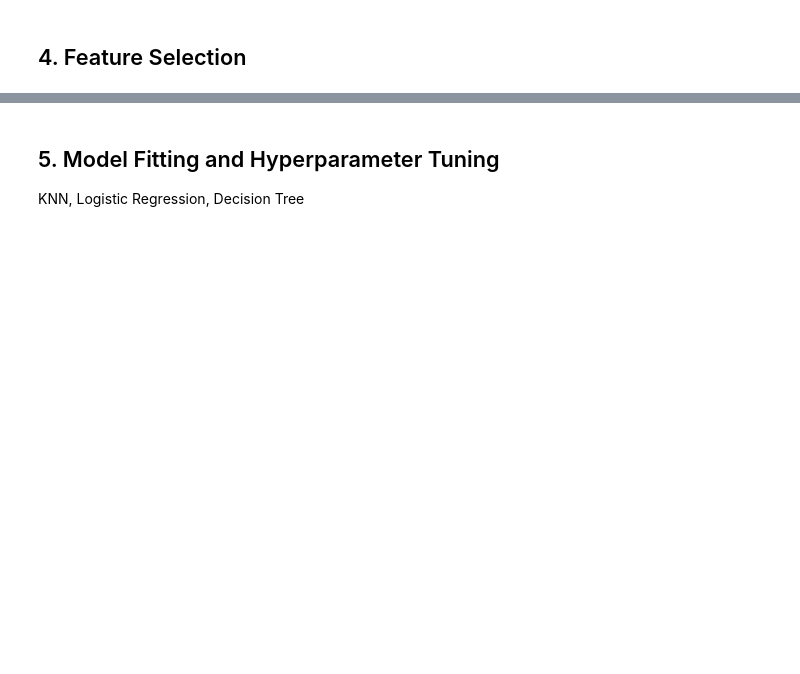
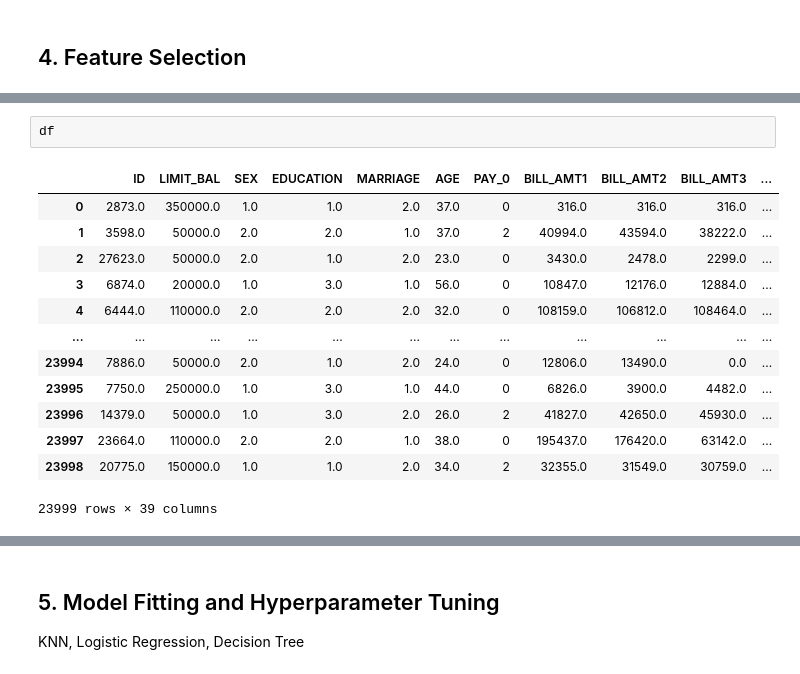
Before and after one commit to coreyautoforkingbufferaccount/nyc-mhtn-ds-021720, a Jupyter notebook: week_7/classification-assessment/working_dir/classification-assessment.ipynb, the cells around one changed output, grey strips where cells are left out. Cells and saved outputs as stored; diff of their text form; blank space fills up the shorter version.

```diff
--- a/week_7/classification-assessment/working_dir/classification-assessment.ipynb
+++ b/week_7/classification-assessment/working_dir/classification-assessment.ipynb
@@ -115,0 +143,16 @@ df.groupby("default payment next month").mean()
+# %%
+df
+# %% [output]
+|  | ID | LIMIT_BAL | SEX | EDUCATION | MARRIAGE | AGE | PAY_0 | BILL_AMT1 | BILL_AMT2 | BILL_AMT3 | ... |
+| 0 | 2873.0 | 350000.0 | 1.0 | 1.0 | 2.0 | 37.0 | 0 | 316.0 | 316.0 | 316.0 | ... |
+| 1 | 3598.0 | 50000.0 | 2.0 | 2.0 | 1.0 | 37.0 | 2 | 40994.0 | 43594.0 | 38222.0 | ... |
+| 2 | 27623.0 | 50000.0 | 2.0 | 1.0 | 2.0 | 23.0 | 0 | 3430.0 | 2478.0 | 2299.0 | ... |
+| 3 | 6874.0 | 20000.0 | 1.0 | 3.0 | 1.0 | 56.0 | 0 | 10847.0 | 12176.0 | 12884.0 | ... |
+| 4 | 6444.0 | 110000.0 | 2.0 | 2.0 | 2.0 | 32.0 | 0 | 108159.0 | 106812.0 | 108464.0 | ... |
+| ... | ... | ... | ... | ... | ... | ... | ... | ... | ... | ... | ... |
+| 23994 | 7886.0 | 50000.0 | 2.0 | 1.0 | 2.0 | 24.0 | 0 | 12806.0 | 13490.0 | 0.0 | ... |
+| 23995 | 7750.0 | 250000.0 | 1.0 | 3.0 | 1.0 | 44.0 | 0 | 6826.0 | 3900.0 | 4482.0 | ... |
+| 23996 | 14379.0 | 50000.0 | 1.0 | 3.0 | 2.0 | 26.0 | 2 | 41827.0 | 42650.0 | 45930.0 | ... |
+| 23997 | 23664.0 | 110000.0 | 2.0 | 2.0 | 1.0 | 38.0 | 0 | 195437.0 | 176420.0 | 63142.0 | ... |
+| 23998 | 20775.0 | 150000.0 | 1.0 | 1.0 | 2.0 | 34.0 | 2 | 32355.0 | 31549.0 | 30759.0 | ... |
+23999 rows × 39 columns
```
Also changed, not shown: parts of 28 cells of this notebook, 1 other file.
